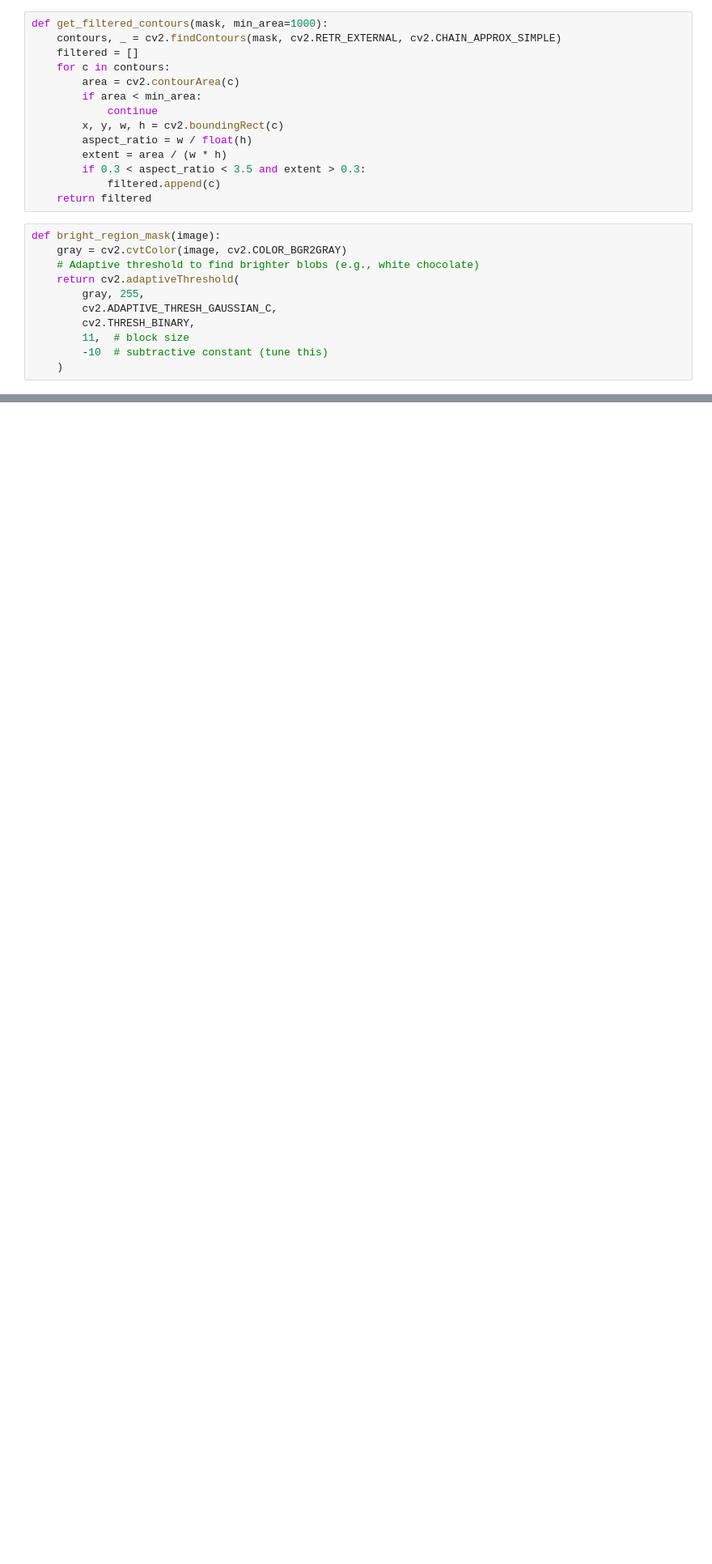
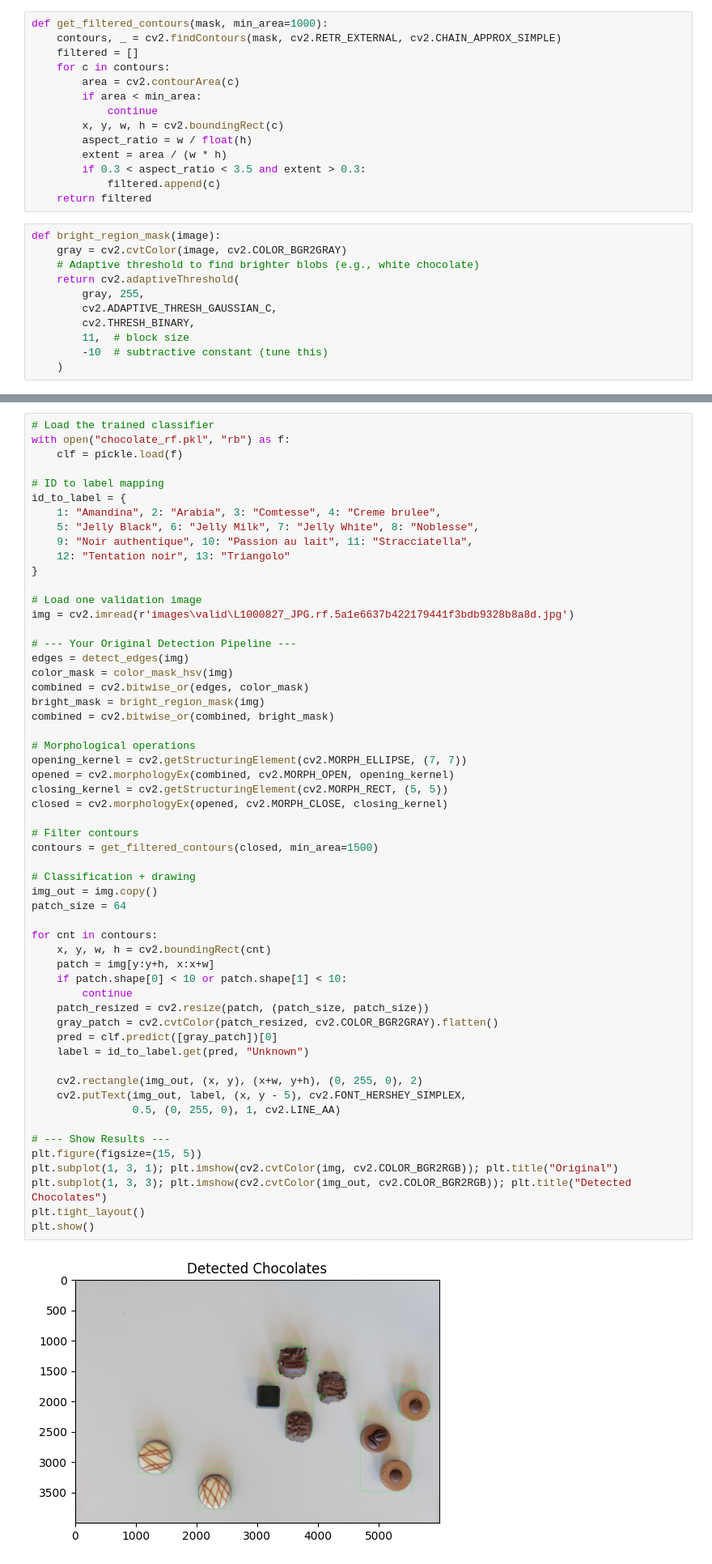
Before and after one commit to axelcebille/iapr2025, a Jupyter notebook: project/object_detection.ipynb, the cells around one changed output, grey strips where cells are left out. Shown: that part at 81% size. Cells and saved outputs as stored; diff of their text form; blank space fills up the shorter version.

Commit message:
tried to implement some simple ML

```diff
--- a/project/object_detection.ipynb
+++ b/project/object_detection.ipynb
@@ -324,0 +350,58 @@ plt.show()
+# %%
+# Load the trained classifier
+with open("chocolate_rf.pkl", "rb") as f:
+    clf = pickle.load(f)
+
+# ID to label mapping
+id_to_label = {
+    1: "Amandina", 2: "Arabia", 3: "Comtesse", 4: "Creme brulee",
+    5: "Jelly Black", 6: "Jelly Milk", 7: "Jelly White", 8: "Noblesse",
+    9: "Noir authentique", 10: "Passion au lait", 11: "Stracciatella",
+    12: "Tentation noir", 13: "Triangolo"
+}
+
+# Load one validation image
+img = cv2.imread(r'images\valid\L1000827_JPG.rf.5a1e6637b422179441f3bdb9328b8a8d.jpg')
+
+# --- Your Original Detection Pipeline ---
+edges = detect_edges(img)
+color_mask = color_mask_hsv(img)
+combined = cv2.bitwise_or(edges, color_mask)
+bright_mask = bright_region_mask(img)
+combined = cv2.bitwise_or(combined, bright_mask)
+
+# Morphological operations
+opening_kernel = cv2.getStructuringElement(cv2.MORPH_ELLIPSE, (7, 7))
+opened = cv2.morphologyEx(combined, cv2.MORPH_OPEN, opening_kernel)
+closing_kernel = cv2.getStructuringElement(cv2.MORPH_RECT, (5, 5))
+closed = cv2.morphologyEx(opened, cv2.MORPH_CLOSE, closing_kernel)
+
+# Filter contours
+contours = get_filtered_contours(closed, min_area=1500)
+
+# Classification + drawing
+img_out = img.copy()
+patch_size = 64
+
+for cnt in contours:
+    x, y, w, h = cv2.boundingRect(cnt)
+    patch = img[y:y+h, x:x+w]
+    if patch.shape[0] < 10 or patch.shape[1] < 10:
+        continue
+    patch_resized = cv2.resize(patch, (patch_size, patch_size))
+    gray_patch = cv2.cvtColor(patch_resized, cv2.COLOR_BGR2GRAY).flatten()
+    pred = clf.predict([gray_patch])[0]
+    label = id_to_label.get(pred, "Unknown")
+
+    cv2.rectangle(img_out, (x, y), (x+w, y+h), (0, 255, 0), 2)
+    cv2.putText(img_out, label, (x, y - 5), cv2.FONT_HERSHEY_SIMPLEX,
+                0.5, (0, 255, 0), 1, cv2.LINE_AA)
+
+# --- Show Results ---
+plt.figure(figsize=(15, 5))
+plt.subplot(1, 3, 1); plt.imshow(cv2.cvtColor(img, cv2.COLOR_BGR2RGB)); plt.title("Original")
+plt.subplot(1, 3, 3); plt.imshow(cv2.cvtColor(img_out, cv2.COLOR_BGR2RGB)); plt.title("Detected Chocolates")
+plt.tight_layout()
+plt.show()
+# %% [output]
+[figure, added]
```
Also changed, not shown: parts of 9 cells of this notebook, 7 other files.
